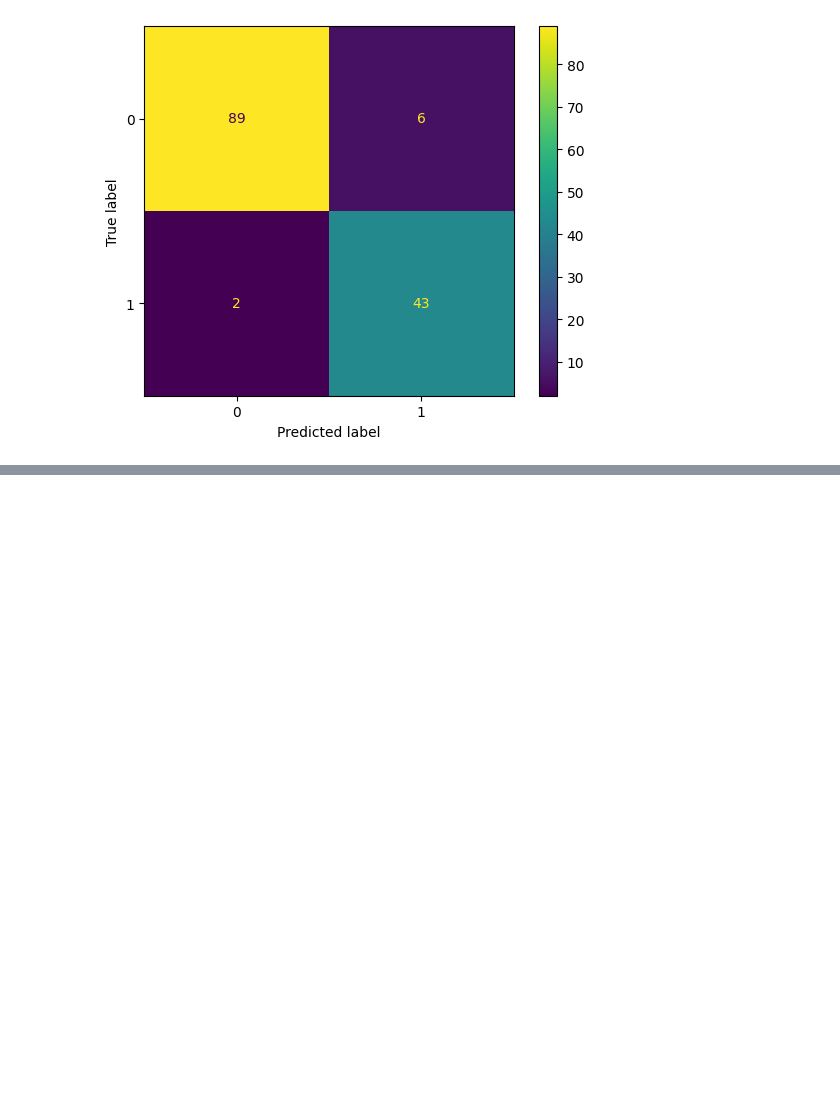
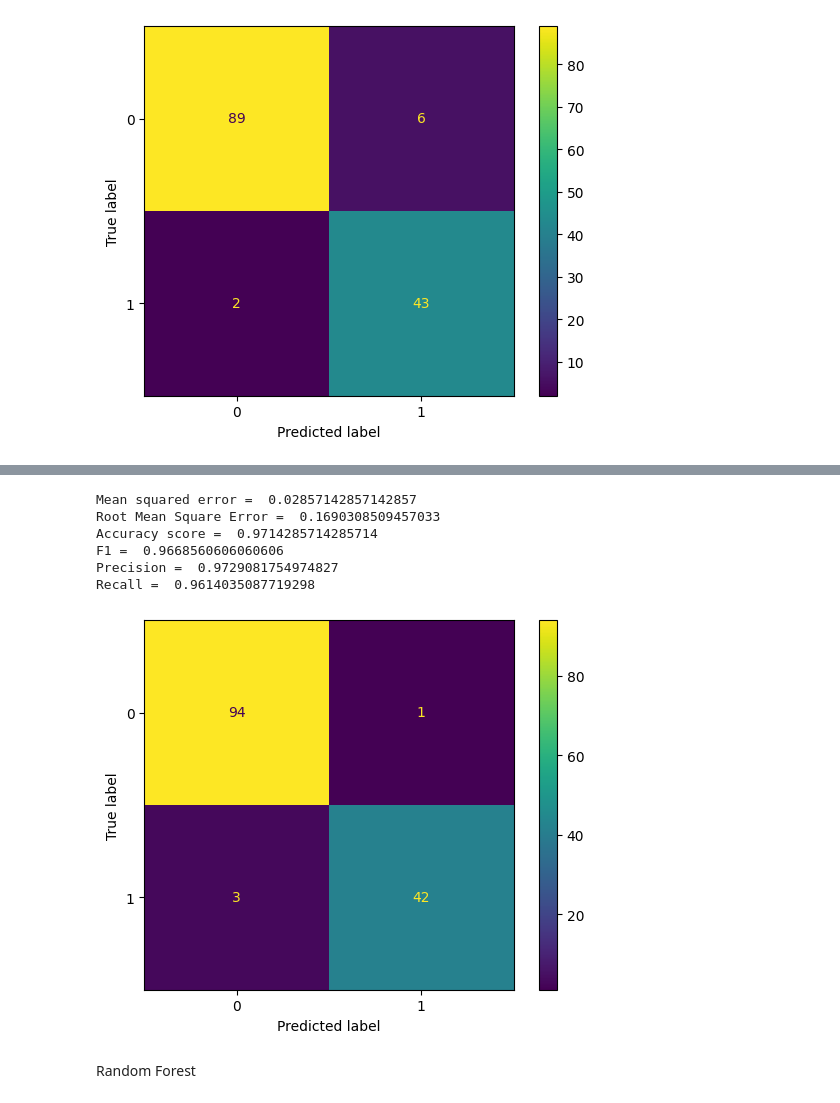
Before and after one commit to erikaminarikova/REFRESH, a Jupyter notebook: Example_11_ordinal_sums_breast_cancer_data_2classes_different_learning_methods.ipynb, the cells around one changed output, grey strips where cells are left out. Cells and saved outputs as stored; diff of their text form; code cells hidden in the pictures; blank space fills up the shorter version.

```diff
--- a/Example_11_ordinal_sums_breast_cancer_data_2classes_different_learning_methods.ipynb
+++ b/Example_11_ordinal_sums_breast_cancer_data_2classes_different_learning_methods.ipynb
@@ -579,0 +645,4 @@ df_test.to_csv('/content/drive/MyDrive/Colab Notebooks/os_final_output_test.csv'
+# %%
+#test data
+X_t = df_test.iloc[:, :-3]
+y_t = df_test[["target"]]
@@ -579,0 +665,17 @@ df_test.to_csv('/content/drive/MyDrive/Colab Notebooks/os_final_output_test.csv'
+# %%
+predicted=logr.predict(X_t)
+df_test['predicted_test'] = predicted
+# calculate tests for test data
+target_values = df_test[['target']].values
+value = df_test[['predicted_test']].values
+calculate_tests(target_values, value)
+# %% [output]
+Mean squared error =  0.02857142857142857
+Root Mean Square Error =  0.1690308509457033
+Accuracy score =  0.9714285714285714
+F1 =  0.9668560606060606
+Precision =  0.9729081754974827
+Recall =  0.9614035087719298
+[figure, added]
+# %% [markdown]
+Random Forest
```
Also changed, not shown: parts of 18 cells of this notebook.
